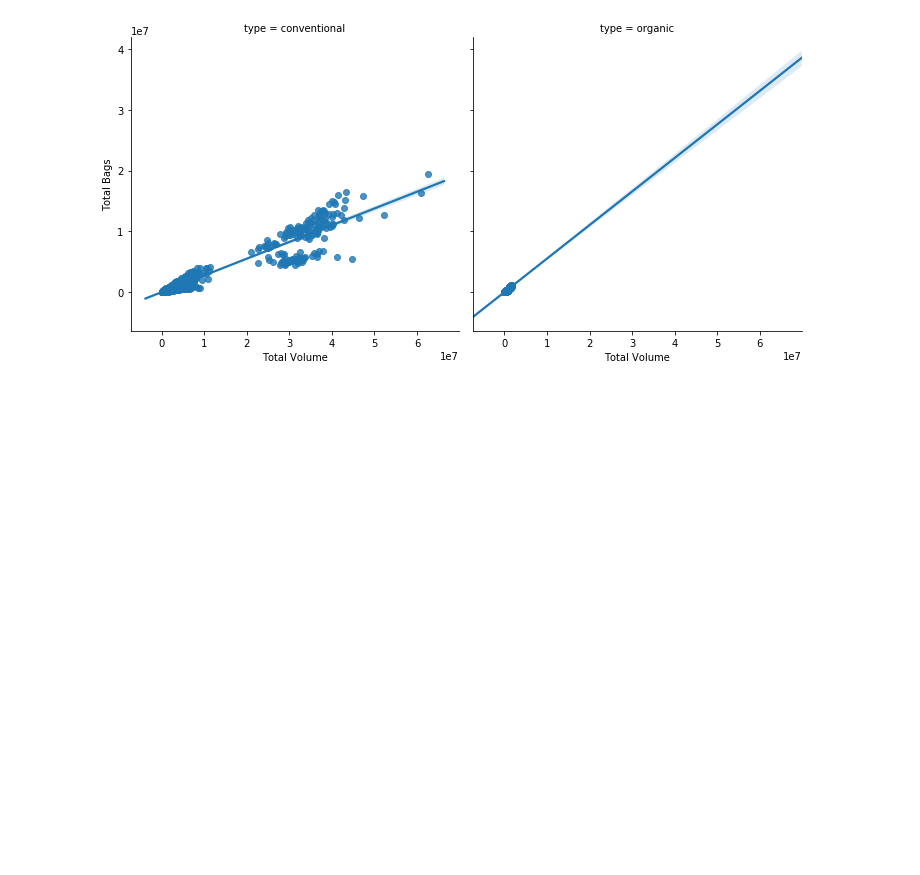
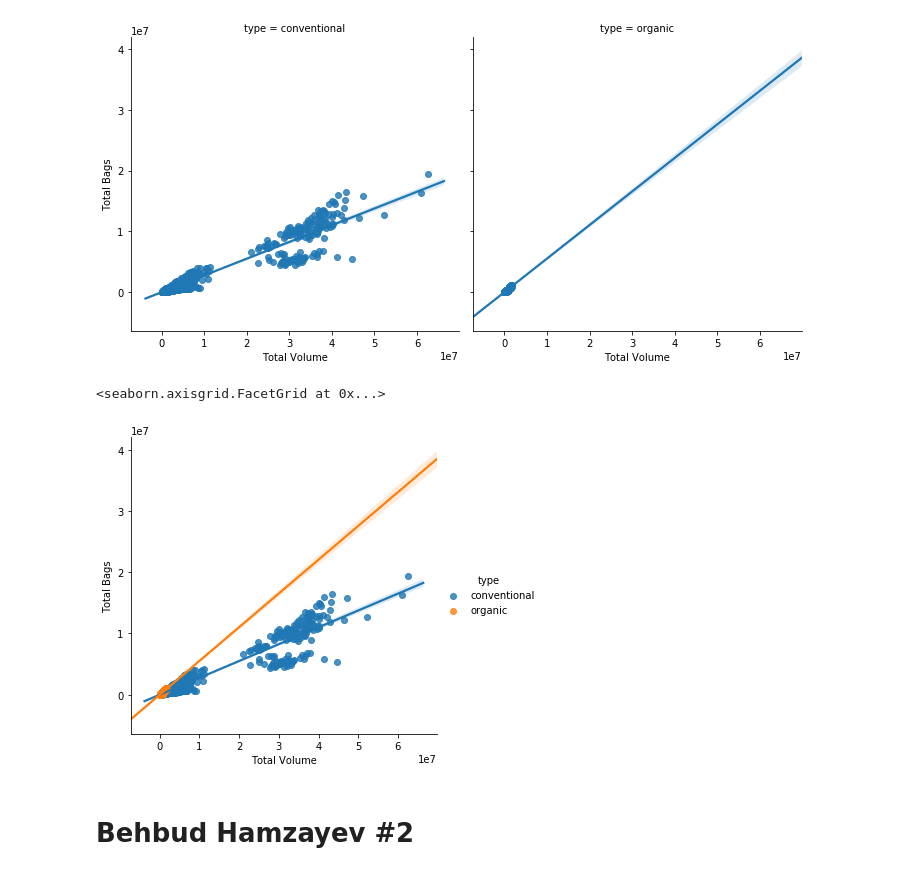
Before and after one commit to behbudh/Pyhton_data_analitics_all, a Jupyter notebook: Session2_homework.ipynb, the cells around one changed output. Cells and saved outputs as stored; diff of their text form; code cells hidden in the pictures; blank space fills up the shorter version.

```diff
--- a/Session2_homework.ipynb
+++ b/Session2_homework.ipynb
@@ -161,3 +161,10 @@ sns.lmplot(x = "Total Volume", y = "Total Bags", data = avacado_data, col = "typ
 # %% [output]
 <seaborn.axisgrid.FacetGrid at 0x...>
 [figure]
+# %%
+sns.lmplot(x = "Total Volume", y = "Total Bags", data = avacado_data, hue = "type")
+# %% [output]
+<seaborn.axisgrid.FacetGrid at 0x...>
+[figure, added]
+# %% [markdown]
+# Behbud Hamzayev #2
```
